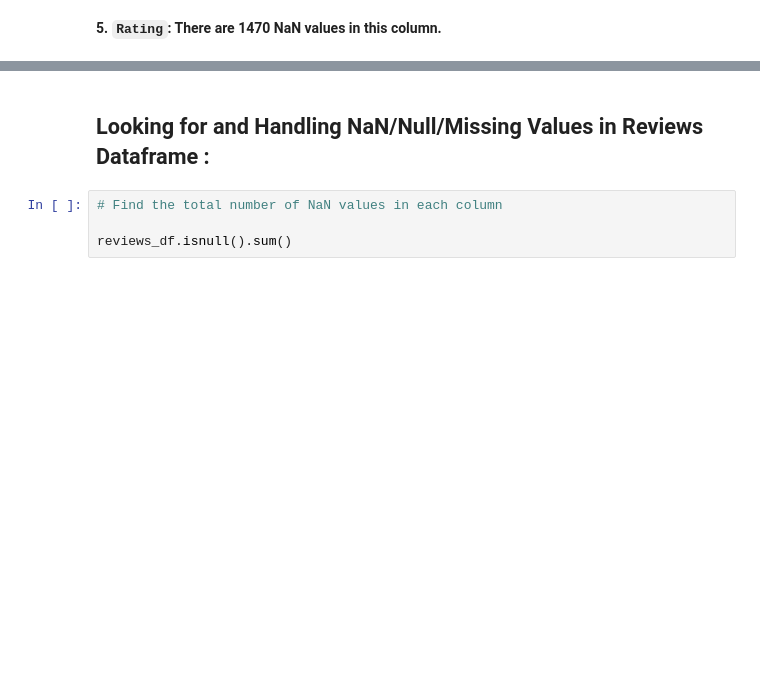
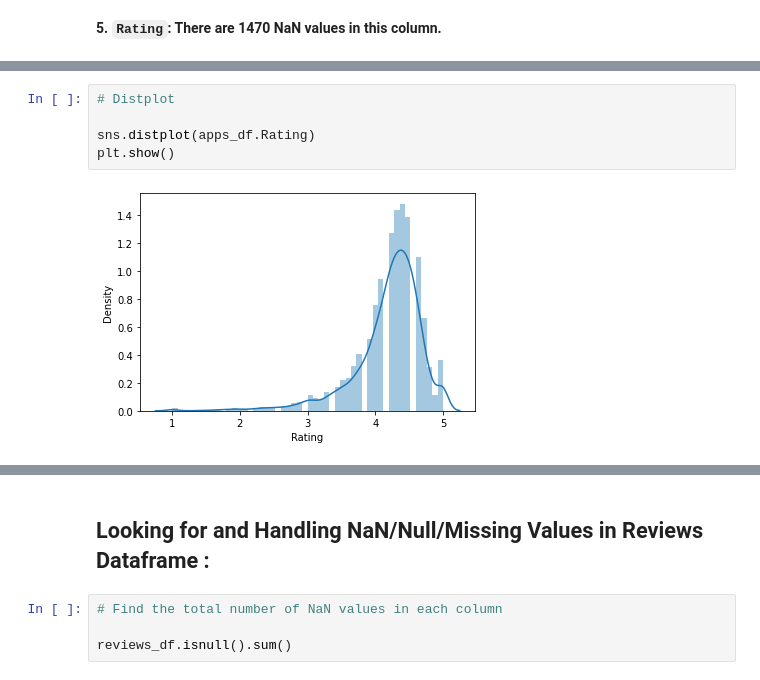
Before and after one commit to Saif-Khan435/Play-Store-App-Review-Analysis, a Jupyter notebook: Mohammed_Saif_Khan_M1W6_Play_Store_App_Review_Analysis_Capstone_Project.ipynb, the cells around one changed output, grey strips where cells are left out. Drawn from its saved outputs; the diff is of its cells as text; blank space fills up the shorter version.

```diff
--- a/Mohammed_Saif_Khan_M1W6_Play_Store_App_Review_Analysis_Capstone_Project.ipynb
+++ b/Mohammed_Saif_Khan_M1W6_Play_Store_App_Review_Analysis_Capstone_Project.ipynb
@@ -360,0 +547,7 @@ We were successfully able to handle the NaN values in the `Content Rating` colum
+# %%
+# Distplot
+
+sns.distplot(apps_df.Rating)
+plt.show()
+# %% [output]
+[figure, added]
```
Also changed, not shown: parts of 89 cells of this notebook.
